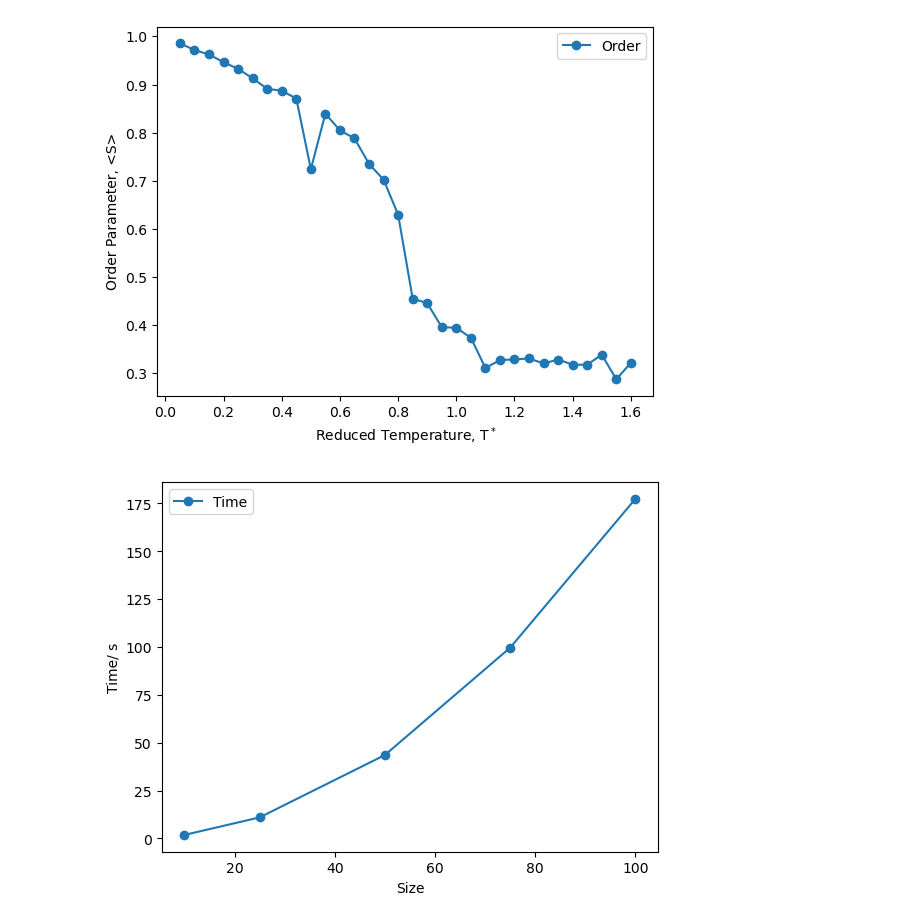
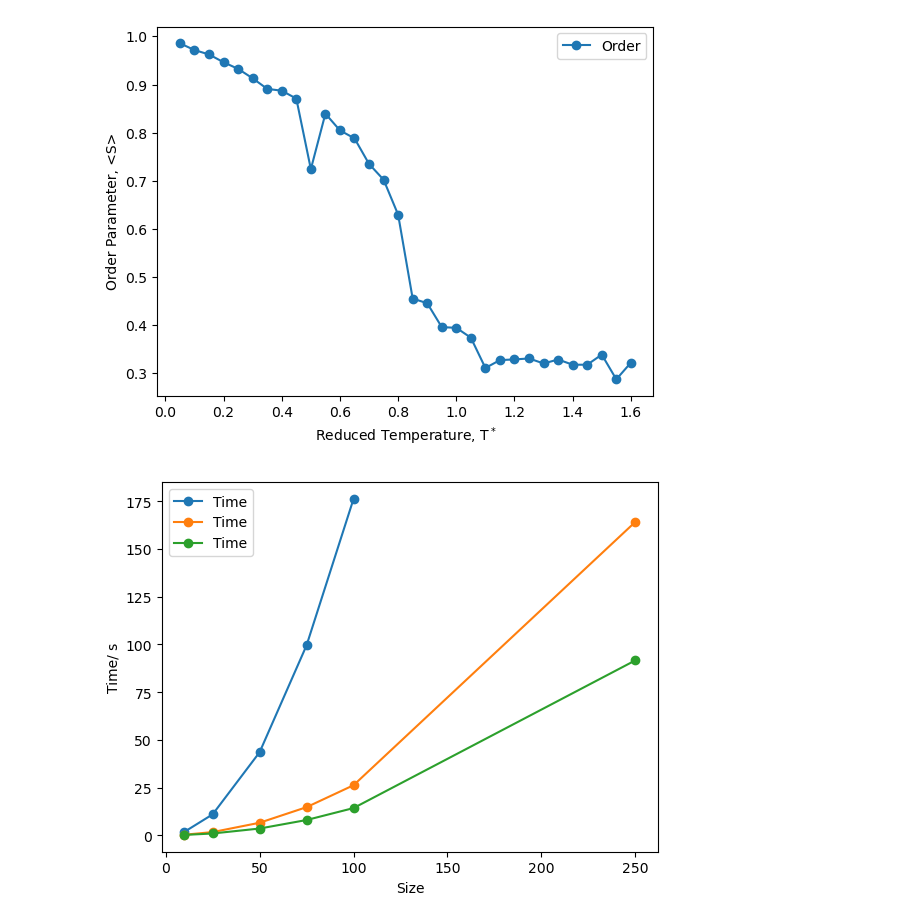
Before and after one commit to adamjharrison/LebwohlLasher_Project, a Jupyter notebook: Plots.ipynb, the cells around one changed output. Drawn from its saved outputs; the diff is of its cells as text; code cells hidden in the pictures.

Commit message:
cython with typed functions/variables

```diff
--- a/Plots.ipynb
+++ b/Plots.ipynb
@@ -28,11 +28,15 @@ plt.show()
 # %% [output]
 [figure]
 # %%
-time_df = pd.read_csv("timings.csv", header=0, delimiter=",")
+time_df = pd.read_csv("timings-serial.csv", header=0, delimiter=",")
+time_df_numba = pd.read_csv("timings-numba.csv", header=0, delimiter=",")
+time_df_cython = pd.read_csv("timings-cython.csv", header=0, delimiter=",")
 fig, ax = plt.subplots()
-time_df.groupby(['Size']).mean().plot(marker="o", ax=ax)
+time_df.groupby(['Size']).mean().plot(marker="o", ax=ax,label="serial")
+time_df_numba.groupby(['Size']).mean().plot(marker="o", ax=ax,label="numba")
+time_df_cython.groupby(['Size']).mean().plot(marker="o", ax=ax,label="cython")
 plt.xlabel("Size")
 plt.ylabel("Time/ s")
 plt.show()
 # %% [output]
-[figure, old version]
+[figure, new version]
```
Also changed, not shown: 2 other files.
